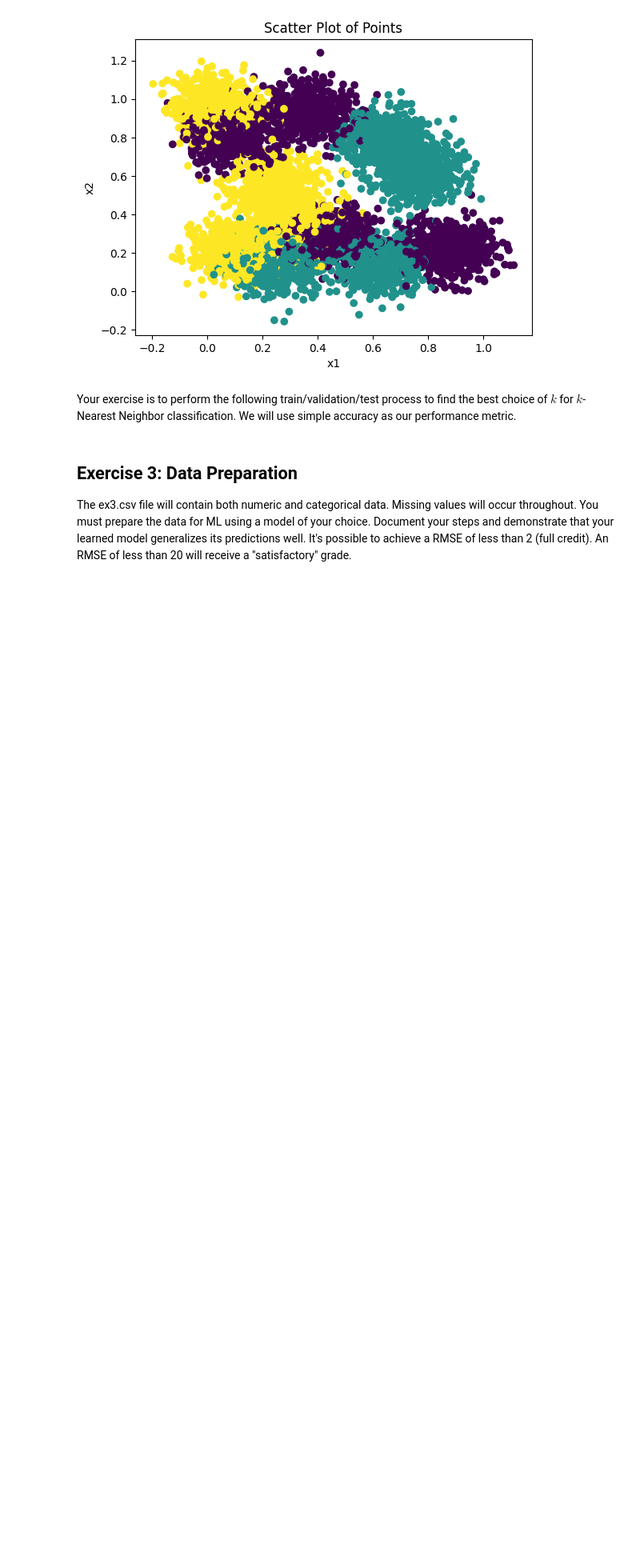
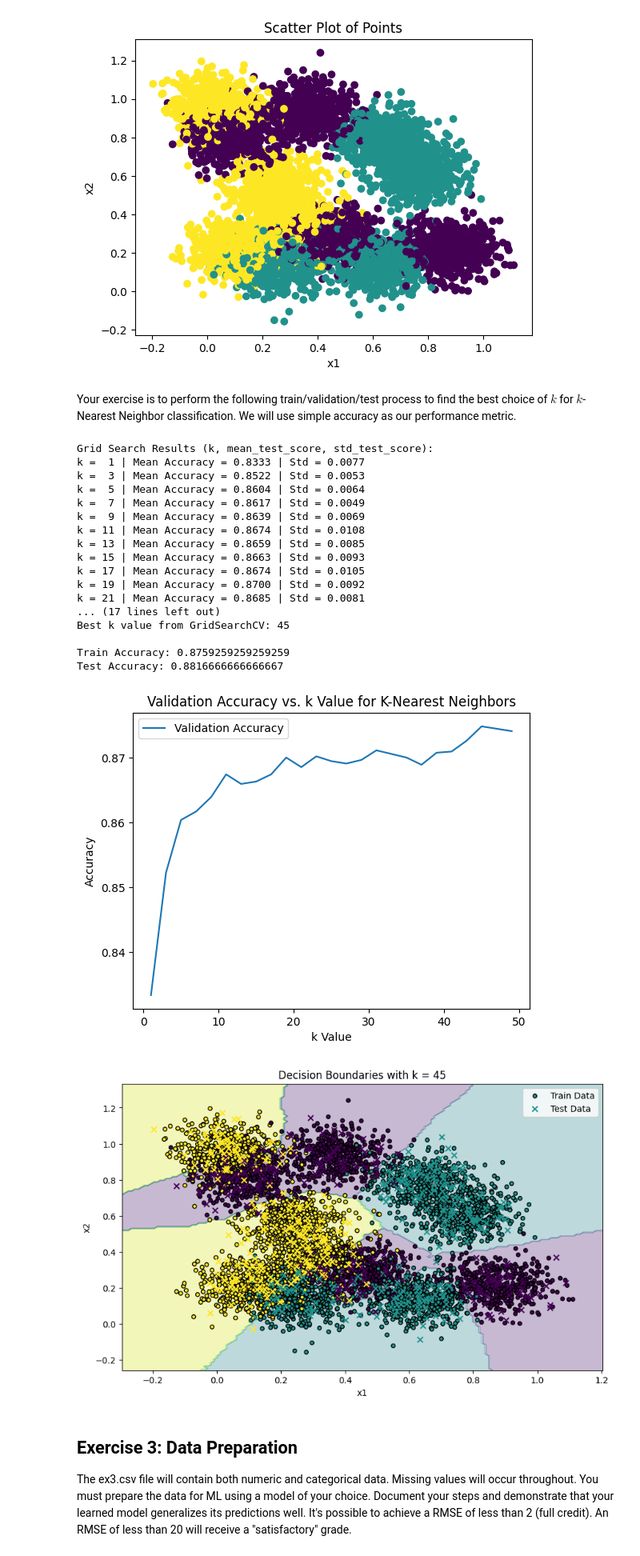
Before and after one commit to ellieonarose/HW7, a Jupyter notebook: cs371-exercises.ipynb, the cells around one changed output. Shown at 80% size. Drawn from its saved outputs; the diff is of its cells as text; code cells hidden in the pictures; blank space fills up the shorter version.

```diff
--- a/cs371-exercises.ipynb
+++ b/cs371-exercises.ipynb
@@ -162,8 +162,9 @@ import matplotlib.pyplot as plt
 
 # Define the range of k values ranging from at least 1 to 20, but possibly considering much greater k.
 # Experiment with this!  For example, you could use k_range = range(1, 102, 10) to consider k values [1, 11, 21, ..., 101].
-#k_range = range(1, 102, 10)  # TODO: Experiment with this!
-k_range = range(1, 21)
+
+k_range = range(1, 50, 2) # TODO: Experiment with this!
+
 # Using seed 0, split the dataframe into training and testing sets with a 90-10 ratio.
 df_train, df_test = train_test_split(df, test_size=0.1, random_state=0)
 
@@ -181,8 +182,15 @@ grid_search = GridSearchCV(KNeighborsClassifier(), param_grid, cv=5, scoring='ac
 grid_search.fit(X_train, y_train)
 
 # Print the outcomes of the GridSearchCV for each k value.
-print("Grid Search Results:")
-print(grid_search.cv_results_)
+# Print the outcomes of the GridSearchCV for each k value.
+print("Grid Search Results (k, mean_test_score, std_test_score):")
+for mean_score, std_score, k in zip(grid_search.cv_results_['mean_test_score'],
+                                    grid_search.cv_results_['std_test_score'],
+                                    grid_search.cv_results_['param_n_neighbors']):
+    print(f"k = {k:>2} | Mean Accuracy = {mean_score:.4f} | Std = {std_score:.4f}")
+
+# Print the best score found by GridSearchCV.
+print("\nBest score from GridSearchCV:", grid_search.best_score_)
 
 # Print the best k value found by GridSearchCV.
 print("\nBest k value from GridSearchCV:", grid_search.best_params_['n_neighbors'])
@@ -207,33 +215,63 @@ plt.show()
 
 
 # Get the best model from GridSearchCV
 best_knn = grid_search.best_estimator_
 
 # Create a meshgrid over the 2D space
 h = 0.01  # step size in the mesh
 x_min, x_max = df['x1'].min() - 0.1, df['x1'].max() + 0.1
 y_min, y_max = df['x2'].min() - 0.1, df['x2'].max() + 0.1
 xx, yy = np.meshgrid(np.arange(x_min, x_max, h),
                      np.arange(y_min, y_max, h))
 
 # Predict class using the trained classifier over the grid
 Z = best_knn.predict(np.c_[xx.ravel(), yy.ravel()])
 Z = Z.astype(int)  # Convert labels to int for plotting
 Z = Z.reshape(xx.shape)
 
 # Plot the decision boundary
 plt.figure(figsize=(10, 6))
 plt.contourf(xx, yy, Z, alpha=0.3, cmap='viridis')
 
 # Overlay the training and testing points
 plt.scatter(X_train['x1'], X_train['x2'], c=y_train.astype('category').cat.codes, edgecolor='k', label='Train Data', cmap='viridis', s=20)
 plt.scatter(X_test['x1'], X_test['x2'], c=y_test.astype('category').cat.codes, edgecolor='k', marker='x', label='Test Data', cmap='viridis', s=40)
 
 plt.title(f"Decision Boundaries with k = {grid_search.best_params_['n_neighbors']}")
 plt.xlabel("x1")
 plt.ylabel("x2")
 plt.legend()
 plt.show()
+
+
+# Explain the results of your experimentation, which k value you would choose, and why.
+
+# We will choose k = 20 to be the best value - 0.880 for train and 0.891 for test.
+# We first tried the range (1, 102, 10) as suggested, but the decision boundaries appeared too sharp and rigid—more like straight segments.
+# For (1, 102, 10), best k is 81 - 0.878 for train and 0.885 for test.
+# Then i try (40, 75) to look at some of the values in the middle, best k is 68 with 0.879 for train and 0.886 for test.
+# Then i try (1, 50, 2), best k is 45 with 0.875 for train and 0.881 for test.
+# We also try other ranges but it seems like most of them are lower than k = 20 in terms of accuracy for train and test so 20 is our final decision for k.
+# %% [output]
+Grid Search Results (k, mean_test_score, std_test_score):
+k =  1 | Mean Accuracy = 0.8333 | Std = 0.0077
+k =  3 | Mean Accuracy = 0.8522 | Std = 0.0053
+k =  5 | Mean Accuracy = 0.8604 | Std = 0.0064
+k =  7 | Mean Accuracy = 0.8617 | Std = 0.0049
+k =  9 | Mean Accuracy = 0.8639 | Std = 0.0069
+k = 11 | Mean Accuracy = 0.8674 | Std = 0.0108
+k = 13 | Mean Accuracy = 0.8659 | Std = 0.0085
+k = 15 | Mean Accuracy = 0.8663 | Std = 0.0093
+k = 17 | Mean Accuracy = 0.8674 | Std = 0.0105
+k = 19 | Mean Accuracy = 0.8700 | Std = 0.0092
+k = 21 | Mean Accuracy = 0.8685 | Std = 0.0081
+... (17 lines left out)
+Best k value from GridSearchCV: 45
+
+Train Accuracy: 0.8759259259259259
+Test Accuracy: 0.8816666666666667
+[figure, added]
+[figure, added]
 # %% [markdown]
 ## Exercise 3: Data Preparation
 
```
Also changed, not shown: parts of 1 cell of this notebook.
